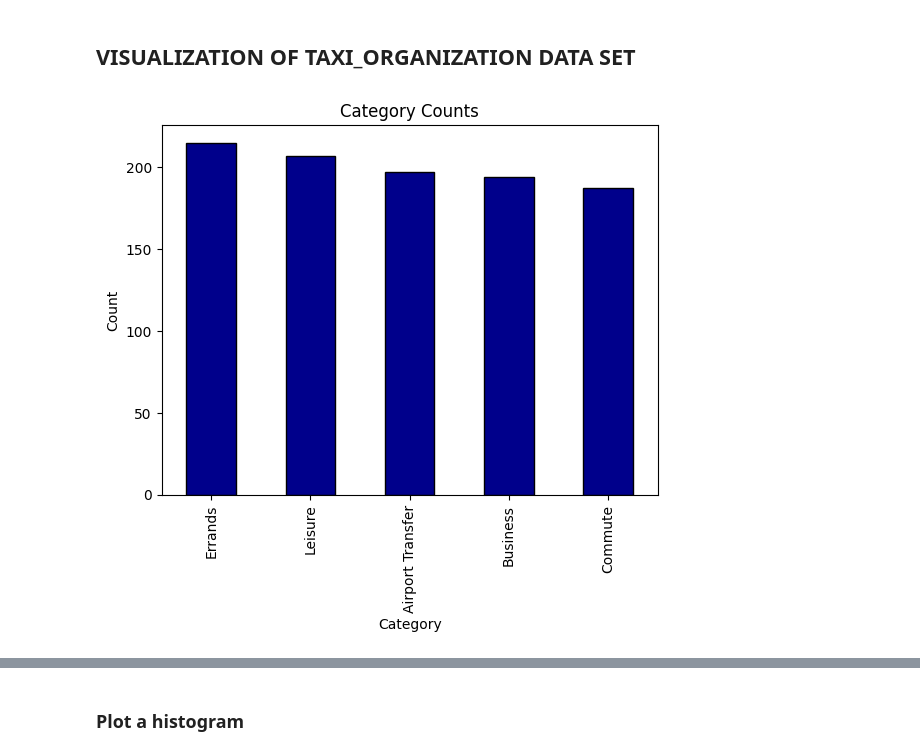
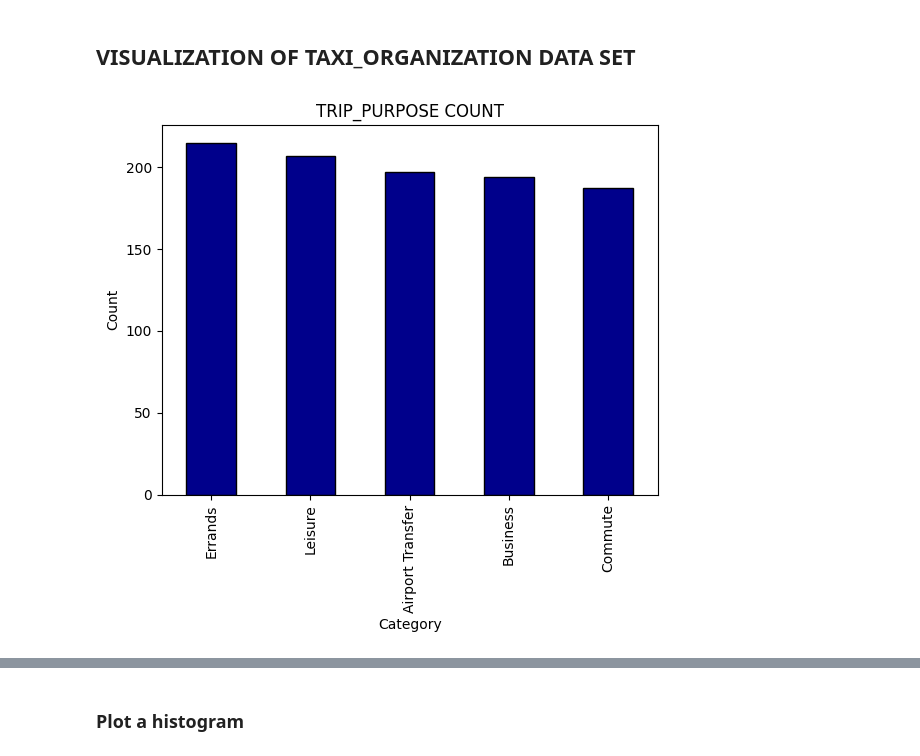
Before and after one commit to Creativeabdulmalik/Python-Project, a Jupyter notebook: capstone project.ipynb, the cells around one changed output, grey strips where cells are left out. Saved outputs shown, nothing was run; the diff lists cells and outputs as text; code cells hidden in the pictures.

```diff
--- a/capstone project.ipynb
+++ b/capstone project.ipynb
@@ -121,11 +121,11 @@ dtype: int64
 # %%
 # total Count the occurrences of each category
 category_counts = df['trip_purpose'].value_counts()
 
 # bar chart
-category_counts.plot(kind='bar', color='darkblue',   edgecolor='black', title='Category Counts')
+category_counts.plot(kind='bar', color='darkblue',   edgecolor='black', title='TRIP_PURPOSE COUNT')
 plt.xlabel("Category")
 plt.ylabel("Count")
 plt.show()
 # %% [output]
-[figure, old version]
+[figure, new version]
```
Also changed, not shown: parts of 4 cells of this notebook.
